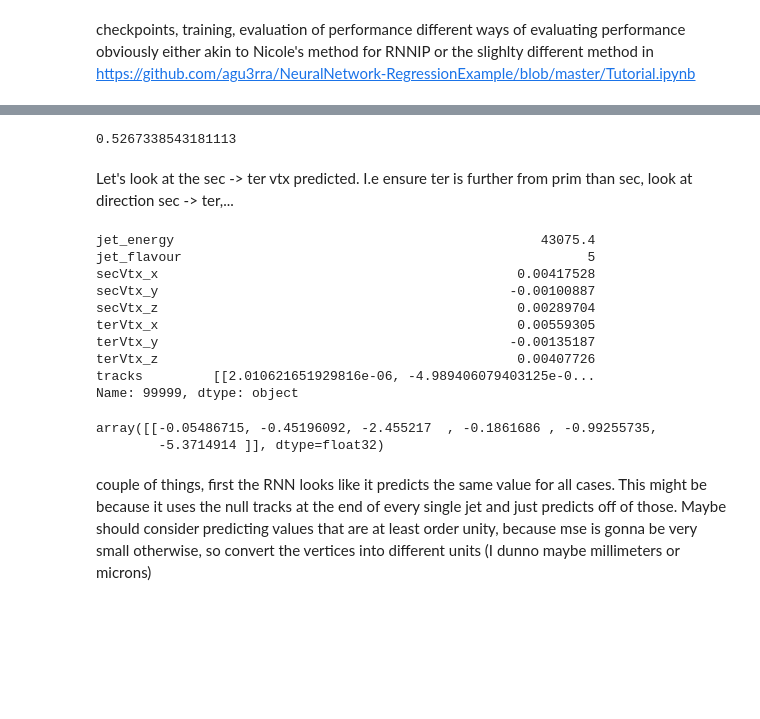
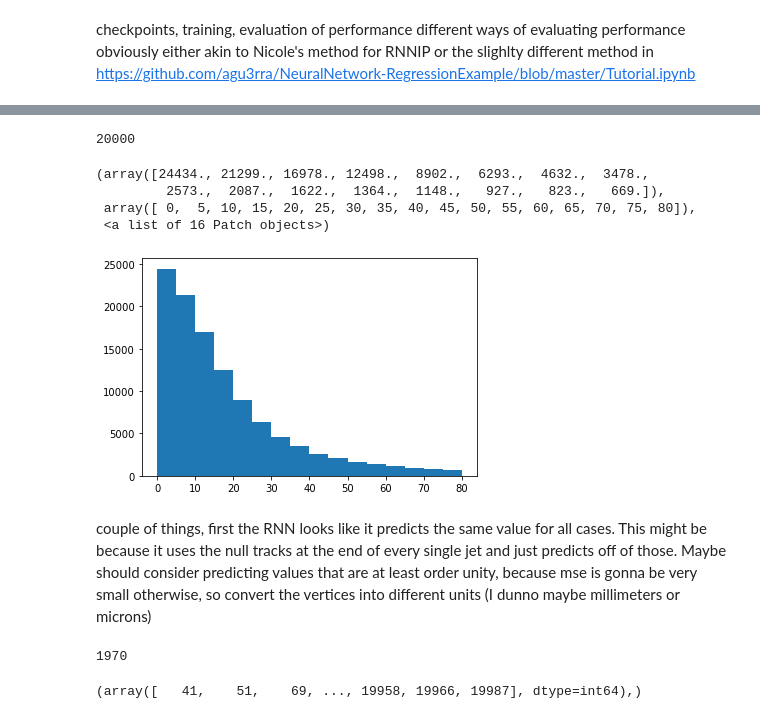
Before and after one commit to gregbarbour/RNNProject, a Jupyter notebook: an_rnn_example.ipynb, the cells around one changed output, grey strips where cells are left out. Saved outputs shown, nothing was run; the diff lists cells and outputs as text; code cells hidden in the pictures; blank space fills up the shorter version.

```diff
--- a/an_rnn_example.ipynb
+++ b/an_rnn_example.ipynb
@@ -387,19 +367,6 @@ array([[ 0.13304802,  0.23945089, -1.35111896,  0.39915973,  0.94487557,
+# %%
+len(results)
+# %% [output]
+20000
 # %%
-np.mean((results-y_test)/y_test) # average error of 50%, so for vtx at 1mm, we get within 0.5mm
+percentage_errs=(abs((results-y_test)/y_test)*100) # average error of 50%, so for vtx at 1mm, we get within 0.5mm
-# %% [output]
-0.5267338543181113
-# %% [markdown]
-Let's look at the sec -> ter vtx predicted. I.e ensure ter is further from prim than sec, look at direction sec -> ter,...
-# %%
-bjets_DF.iloc[-1]
-# %% [output]
-jet_energy                                               43075.4
-jet_flavour                                                    5
-secVtx_x                                              0.00417528
-secVtx_y                                             -0.00100887
-secVtx_z                                              0.00289704
-terVtx_x                                              0.00559305
-terVtx_y                                             -0.00135187
-terVtx_z                                              0.00407726
-tracks         [[2.010621651929816e-06, -4.989406079403125e-0...
-Name: 99999, dtype: object
@@ -410,5 +372,0 @@ Name: 99999, dtype: object
-# %%
-myRNN.predict(np.array([X_test[2]]))
-# %% [output]
-array([[-0.05486715, -0.45196092, -2.455217  , -0.1861686 , -0.99255735,
-        -5.3714914 ]], dtype=float32)
@@ -414,0 +376,14 @@ array([[-0.05486715, -0.45196092, -2.455217  , -0.1861686 , -0.99255735,
+# %%
+meanerrs=percentage_errs.reshape(120000)# plot distribution of mean errs per jet
+
+plt.hist((meanerrs), bins=[0,5,10,15,20,25,30,35,40,45,50,55,60,65,70,75,80])
+# from what i see, the profile drops off but with a VERY long tail
+# about 65000/120000 vals less than 15% error (so more than half)
+# but 10000 have over 80% error (1/12)
+# problem also, for a jet we might nail down the x values very well but do badly with the z or y
+# %% [output]
+(array([24434., 21299., 16978., 12498.,  8902.,  6293.,  4632.,  3478.,
+         2573.,  2087.,  1622.,  1364.,  1148.,   927.,   823.,   669.]),
+ array([ 0,  5, 10, 15, 20, 25, 30, 35, 40, 45, 50, 55, 60, 65, 70, 75, 80]),
+ <a list of 16 Patch objects>)
+[figure, added]
@@ -415,3 +392,11 @@ array([[-0.05486715, -0.45196092, -2.455217  , -0.1861686 , -0.99255735,
 # %% [markdown]
 couple of things, first the RNN looks like it predicts the same value for all cases. This might be because it uses the null tracks at the end of every single jet and just predicts off of those.
 Maybe should consider predicting values that are at least order unity, because mse is gonna be very small otherwise, so convert the vertices into different units (I dunno maybe millimeters or microns)
+# %%
+len(mean_err_per_jet[mean_err_per_jet > 100.]) # 1970/20,000 jets mean err above 100%
+# %% [output]
+1970
+# %%
+np.where(mean_err_per_jet > 100.)
+# %% [output]
+(array([   41,    51,    69, ..., 19958, 19966, 19987], dtype=int64),)
```
Also changed, not shown: parts of 43 cells of this notebook, 2 other files.
